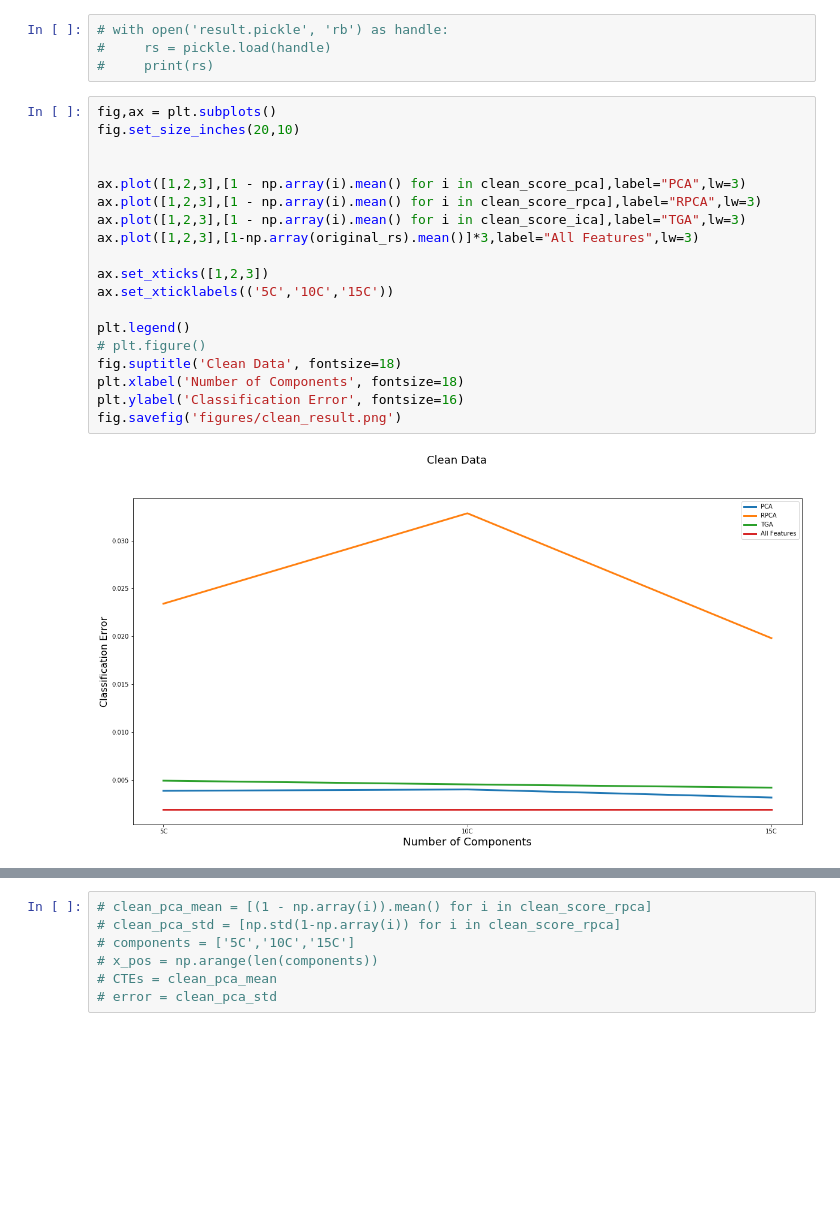
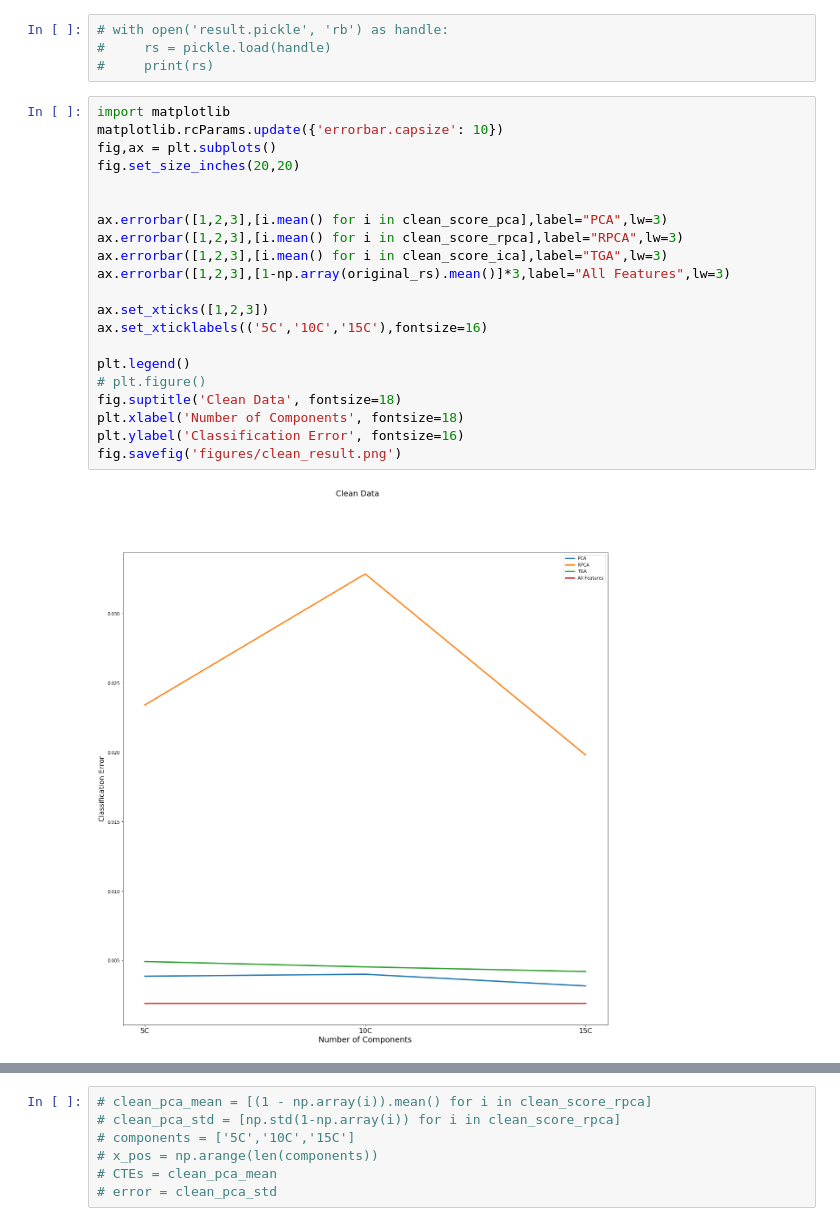
Before and after one commit to chananyu2539/senior, a Jupyter notebook: experiment_split_and_train.ipynb, the cells around one changed output, grey strips where cells are left out. Cells and saved outputs as stored; diff of their text form; blank space fills up the shorter version.

Commit message:
figure generated

```diff
--- a/experiment_split_and_train.ipynb
+++ b/experiment_split_and_train.ipynb
@@ -475,23 +476,25 @@ with open('result.pickle', 'wb') as handle:
 #     rs = pickle.load(handle)
 #     print(rs)
 # %%
+import matplotlib
+matplotlib.rcParams.update({'errorbar.capsize': 10})
 fig,ax = plt.subplots()
-fig.set_size_inches(20,10)
+fig.set_size_inches(20,20)
 
 
-ax.plot([1,2,3],[1 - np.array(i).mean() for i in clean_score_pca],label="PCA",lw=3)
-ax.plot([1,2,3],[1 - np.array(i).mean() for i in clean_score_rpca],label="RPCA",lw=3)
-ax.plot([1,2,3],[1 - np.array(i).mean() for i in clean_score_ica],label="TGA",lw=3)
-ax.plot([1,2,3],[1-np.array(original_rs).mean()]*3,label="All Features",lw=3)
+ax.errorbar([1,2,3],[i.mean() for i in clean_score_pca],label="PCA",lw=3)
+ax.errorbar([1,2,3],[i.mean() for i in clean_score_rpca],label="RPCA",lw=3)
+ax.errorbar([1,2,3],[i.mean() for i in clean_score_ica],label="TGA",lw=3)
+ax.errorbar([1,2,3],[1-np.array(original_rs).mean()]*3,label="All Features",lw=3)
 
 ax.set_xticks([1,2,3])
-ax.set_xticklabels(('5C','10C','15C'))
+ax.set_xticklabels(('5C','10C','15C'),fontsize=16)
 
 plt.legend()
 # plt.figure()
 fig.suptitle('Clean Data', fontsize=18)
 plt.xlabel('Number of Components', fontsize=18)
 plt.ylabel('Classification Error', fontsize=16)
 fig.savefig('figures/clean_result.png')
 # %% [output]
-[figure, old version]
+[figure, new version]
```
Also changed, not shown: parts of 83 cells of this notebook, 35 other files.
